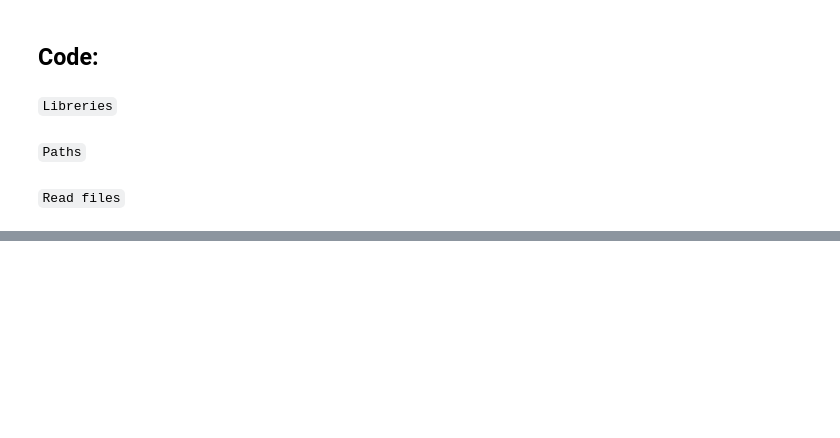
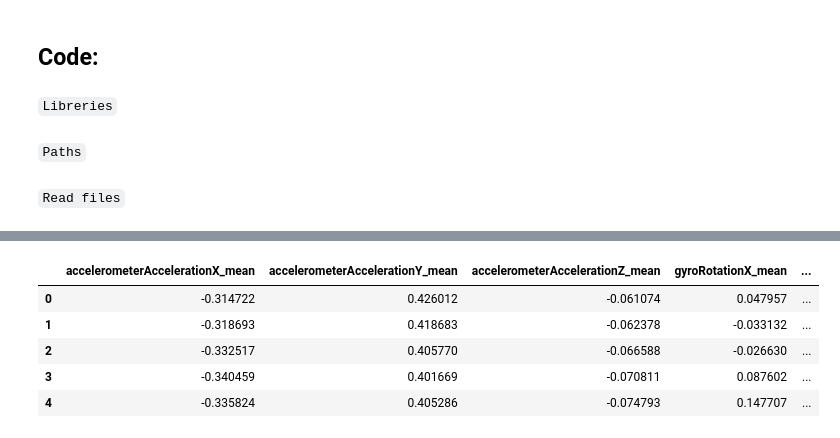
Before and after one commit to santiagoconde0/activityRecognition, a Jupyter notebook: Untitled.ipynb, the cells around one changed output, grey strips where cells are left out. Cells and saved outputs as stored; diff of their text form; code cells hidden in the pictures; blank space fills up the shorter version.

```diff
--- a/Untitled.ipynb
+++ b/Untitled.ipynb
@@ -326,0 +296,5 @@ plt.show()
+# %%
+train_trials = ['1','4']
+train_data = all_data[all_data.trial.isin(train_trials)]
+original_task = train_data[train_data.label == 1]
+transfer_data = train_data[train_data.label == 3]
@@ -326,0 +322,14 @@ plt.show()
+# %%
+for name_column, std, mean in zip(original_task.columns.values,transfer_std,transfer_mean):
+    serie = original_task[name_column]
+    serie = serie*std + mean
+    original_task[name_column] = serie
+
+original_task.head()
+# %% [output]
+|  | accelerometerAccelerationX_mean | accelerometerAccelerationY_mean | accelerometerAccelerationZ_mean | gyroRotationX_mean | ... |
+| 0 | -0.314722 | 0.426012 | -0.061074 | 0.047957 | ... |
+| 1 | -0.318693 | 0.418683 | -0.062378 | -0.033132 | ... |
+| 2 | -0.332517 | 0.405770 | -0.066588 | -0.026630 | ... |
+| 3 | -0.340459 | 0.401669 | -0.070811 | 0.087602 | ... |
+| 4 | -0.335824 | 0.405286 | -0.074793 | 0.147707 | ... |
```
Also changed, not shown: parts of 25 cells of this notebook, 33 other files.
